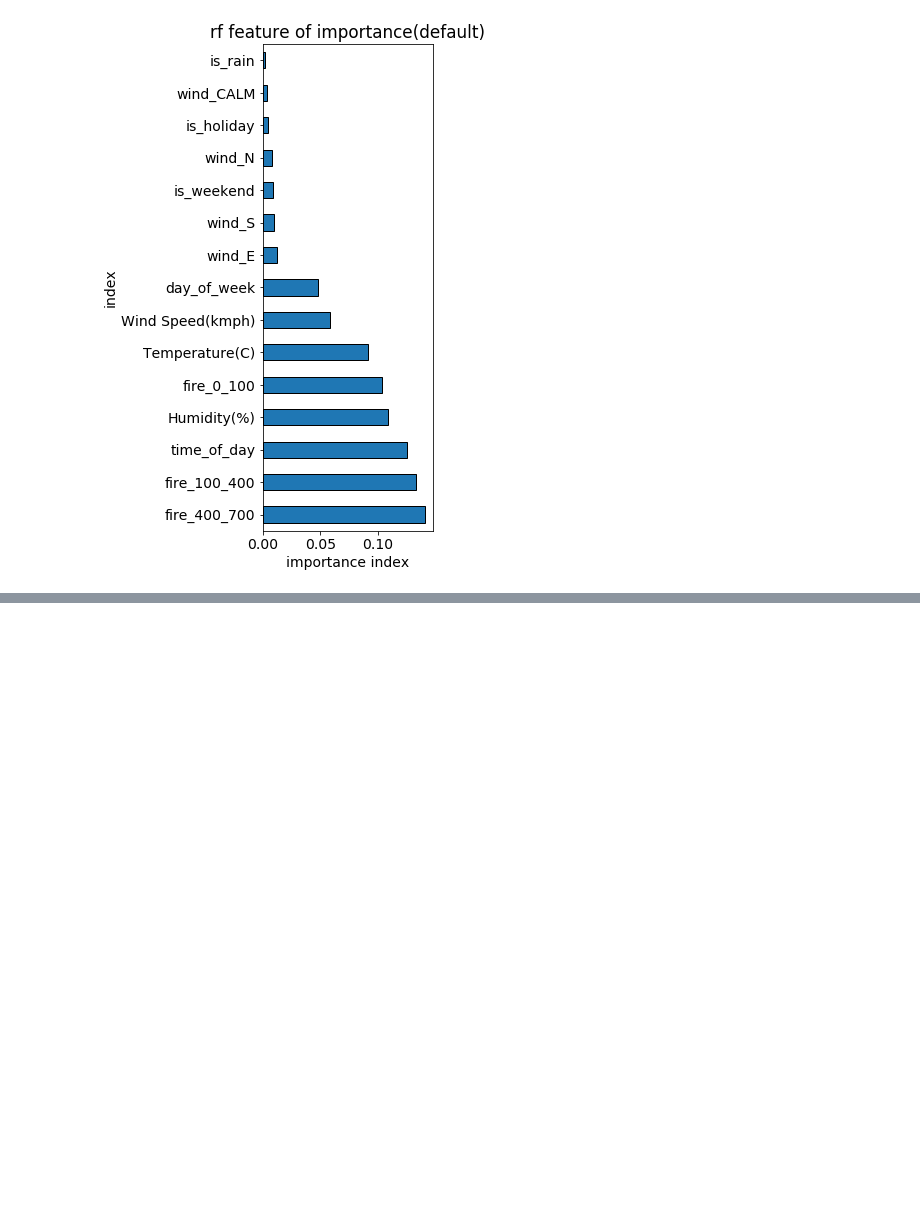
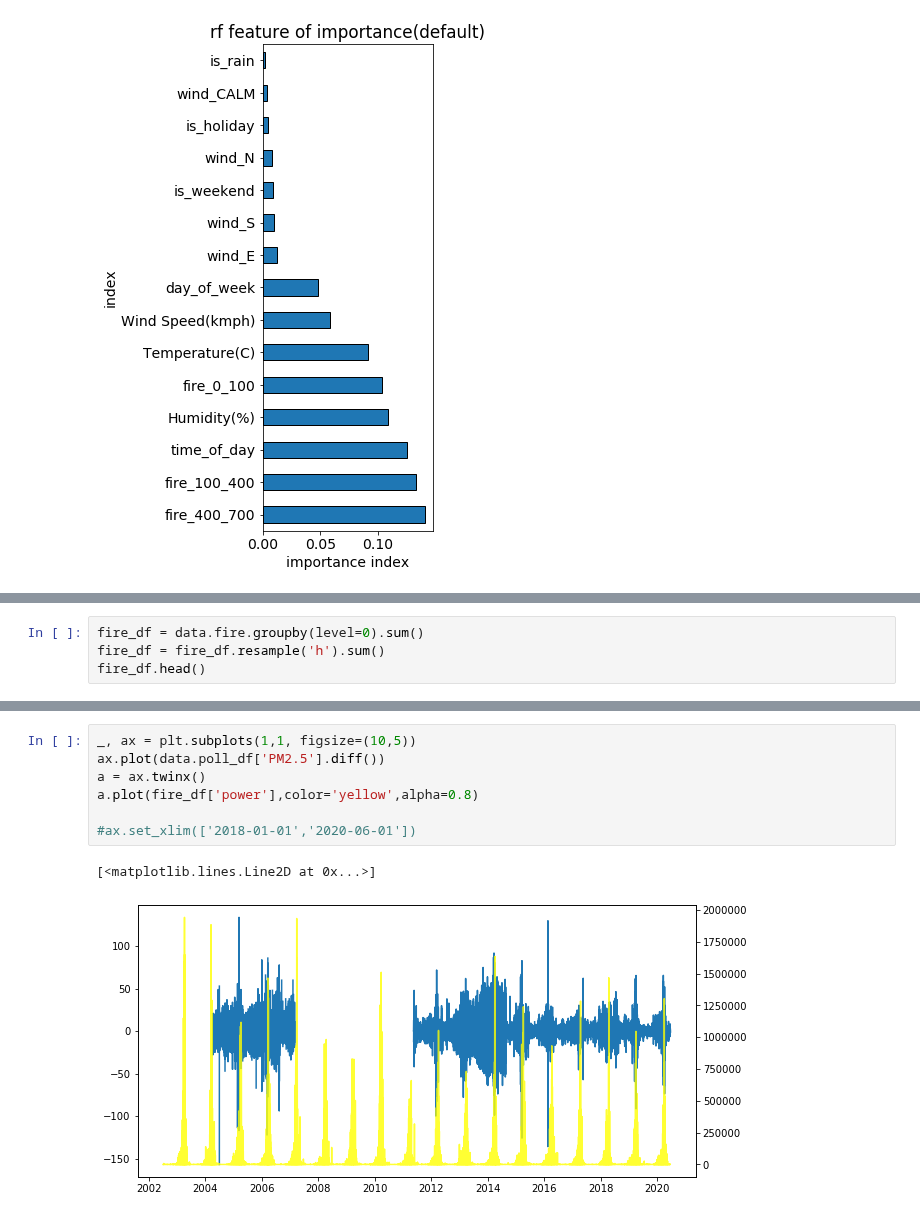
Before and after one commit to worasom/aqi_thailand2, a Jupyter notebook: notebooks/8-wk-predict_diff.ipynb, the cells around one changed output, grey strips where cells are left out. Cells and saved outputs as stored; diff of their text form; blank space fills up the shorter version.

```diff
--- a/notebooks/8-wk-predict_diff.ipynb
+++ b/notebooks/8-wk-predict_diff.ipynb
@@ -146,0 +215,4 @@ from sklearn.gaussian_process.kernels import (RBF, Matern, RationalQuadratic,
+# %%
+fire_df = data.fire.groupby(level=0).sum()
+fire_df = fire_df.resample('h').sum()
+fire_df.head()
@@ -146,0 +227,10 @@ from sklearn.gaussian_process.kernels import (RBF, Matern, RationalQuadratic,
+# %%
+_, ax = plt.subplots(1,1, figsize=(10,5))
+ax.plot(data.poll_df['PM2.5'].diff())
+a = ax.twinx()
+a.plot(fire_df['power'],color='yellow',alpha=0.8)
+
+#ax.set_xlim(['2018-01-01','2020-06-01'])
+# %% [output]
+[<matplotlib.lines.Line2D at 0x...>]
+[figure, added]
```
Also changed, not shown: parts of 27 cells of this notebook, 9 other files.
